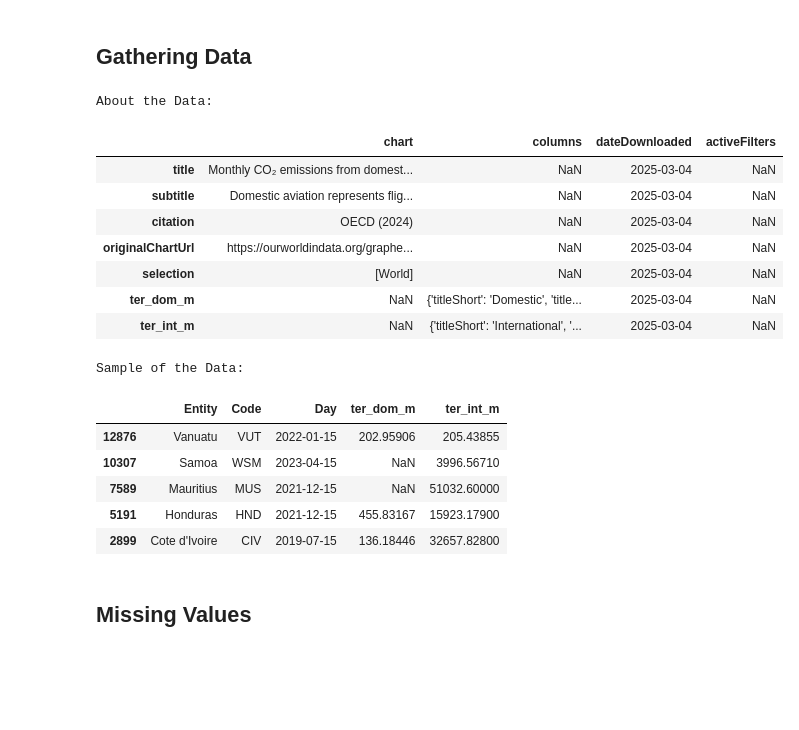
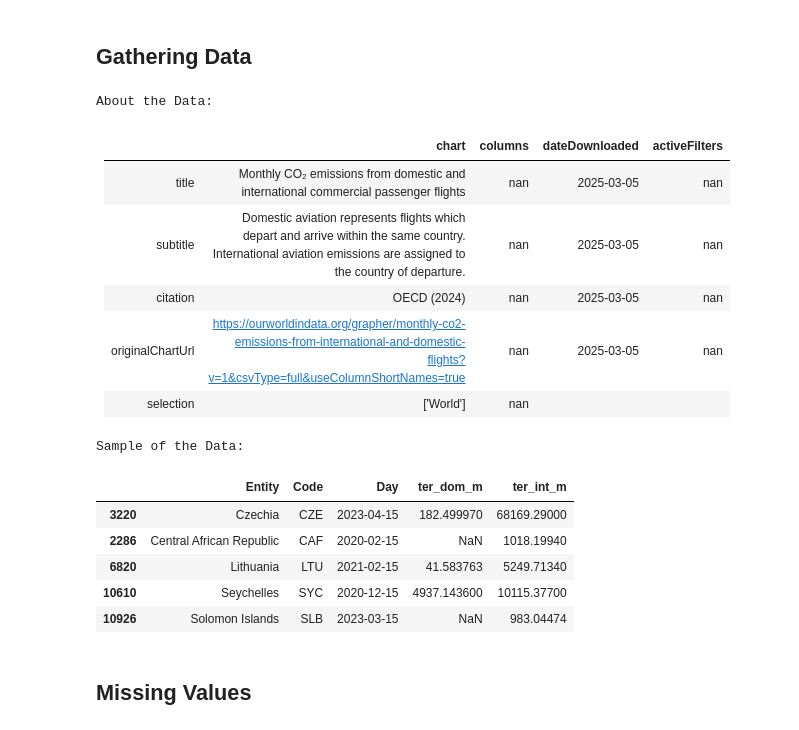
Before and after one commit to BOYSABIO/Operations-Management-Group-Project-1, a Jupyter notebook: PROJECT/CO2_Emissions.ipynb, the cells around one changed output. Cells and saved outputs as stored; diff of their text form; code cells hidden in the pictures; blank space fills up the shorter version.

```diff
--- a/PROJECT/CO2_Emissions.ipynb
+++ b/PROJECT/CO2_Emissions.ipynb
@@ -26,30 +24,30 @@ warnings.filterwarnings("ignore")
 # %%
 # Fetch the data.
 df = pd.read_csv("https://ourworldindata.org/grapher/monthly-co2-emissions-from-international-and-domestic-flights.csv?v=1&csvType=full&useColumnShortNames=true", storage_options = {'User-Agent': 'Our World In Data data fetch/1.0'})
 
 # Fetch the metadata
 metadata = requests.get("https://ourworldindata.org/grapher/monthly-co2-emissions-from-international-and-domestic-flights.metadata.json?v=1&csvType=full&useColumnShortNames=true").json()
 print("About the Data:")
-display(pd.DataFrame(metadata))
+metadata = pd.DataFrame(metadata).to_markdown()
+display(Markdown(metadata))
 print("Sample of the Data:")
 df.sample(5)
 # %% [output]
 About the Data:
+|                  | chart                                                                                                                                                             | columns                                                                                                                                                                                                                                                                                                                                                                                                                                                                                                                                                                                                                                                                                                                           | dateDownloaded   |   activeFilters |
+|:-----------------|:------------------------------------------------------------------------------------------------------------------------------------------------------------------|:----------------------------------------------------------------------------------------------------------------------------------------------------------------------------------------------------------------------------------------------------------------------------------------------------------------------------------------------------------------------------------------------------------------------------------------------------------------------------------------------------------------------------------------------------------------------------------------------------------------------------------------------------------------------------------------------------------------------------------|:-----------------|----------------:|
+| title            | Monthly CO₂ emissions from domestic and  international commercial passenger flights                                                                               | nan                                                                                                                                                                                                                                                                                                                                                                                                                                                                                                                                                                                                                                                                                                                               | 2025-03-05       |             nan |
+| subtitle         | Domestic aviation represents flights which depart and arrive within the same country.  International aviation emissions are assigned to the country of departure. | nan                                                                                                                                                                                                                                                                                                                                                                                                                                                                                                                                                                                                                                                                                                                               | 2025-03-05       |             nan |
+| citation         | OECD (2024)                                                                                                                                                       | nan                                                                                                                                                                                                                                                                                                                                                                                                                                                                                                                                                                                                                                                                                                                               | 2025-03-05       |             nan |
+| originalChartUrl | https://ourworldindata.org/grapher/monthly-co2-emissions-from-international-and-domestic-flights?v=1&csvType=full&useColumnShortNames=true                        | nan                                                                                                                                                                                                                                                                                                                                                                                                                                                                                                                                                                                                                                                                                                                               | 2025-03-05       |             nan |
+| selection        | ['World']                                                                                                                                                         | nan
+Sample of the Data:
-|  | chart | columns | dateDownloaded | activeFilters |
-| title | Monthly CO₂ emissions from domest... | NaN | 2025-03-04 | NaN |
-| subtitle | Domestic aviation represents flig... | NaN | 2025-03-04 | NaN |
-| citation | OECD (2024) | NaN | 2025-03-04 | NaN |
-| originalChartUrl | https://ourworldindata.org/graphe... | NaN | 2025-03-04 | NaN |
-| selection | [World] | NaN | 2025-03-04 | NaN |
-| ter_dom_m | NaN | {'titleShort': 'Domestic', 'title... | 2025-03-04 | NaN |
-| ter_int_m | NaN | {'titleShort': 'International', '... | 2025-03-04 | NaN |
+|  | Entity | Code | Day | ter_dom_m | ter_int_m |
+| 3220 | Czechia | CZE | 2023-04-15 | 182.499970 | 68169.29000 |
+| 2286 | Central African Republic | CAF | 2020-02-15 | NaN | 1018.19940 |
+| 6820 | Lithuania | LTU | 2021-02-15 | 41.583763 | 5249.71340 |
+| 10610 | Seychelles | SYC | 2020-12-15 | 4937.143600 | 10115.37700 |
+| 10926 | Solomon Islands | SLB | 2023-03-15 | NaN | 983.04474 |
-Sample of the Data:
-|  | Entity | Code | Day | ter_dom_m | ter_int_m |
-| 12876 | Vanuatu | VUT | 2022-01-15 | 202.95906 | 205.43855 |
-| 10307 | Samoa | WSM | 2023-04-15 | NaN | 3996.56710 |
-| 7589 | Mauritius | MUS | 2021-12-15 | NaN | 51032.60000 |
-| 5191 | Honduras | HND | 2021-12-15 | 455.83167 | 15923.17900 |
-| 2899 | Cote d'Ivoire | CIV | 2019-07-15 | 136.18446 | 32657.82800 |
 # %% [markdown]
 ## Missing Values
 # %% [markdown]
```
Also changed, not shown: parts of 1 cell of this notebook.
